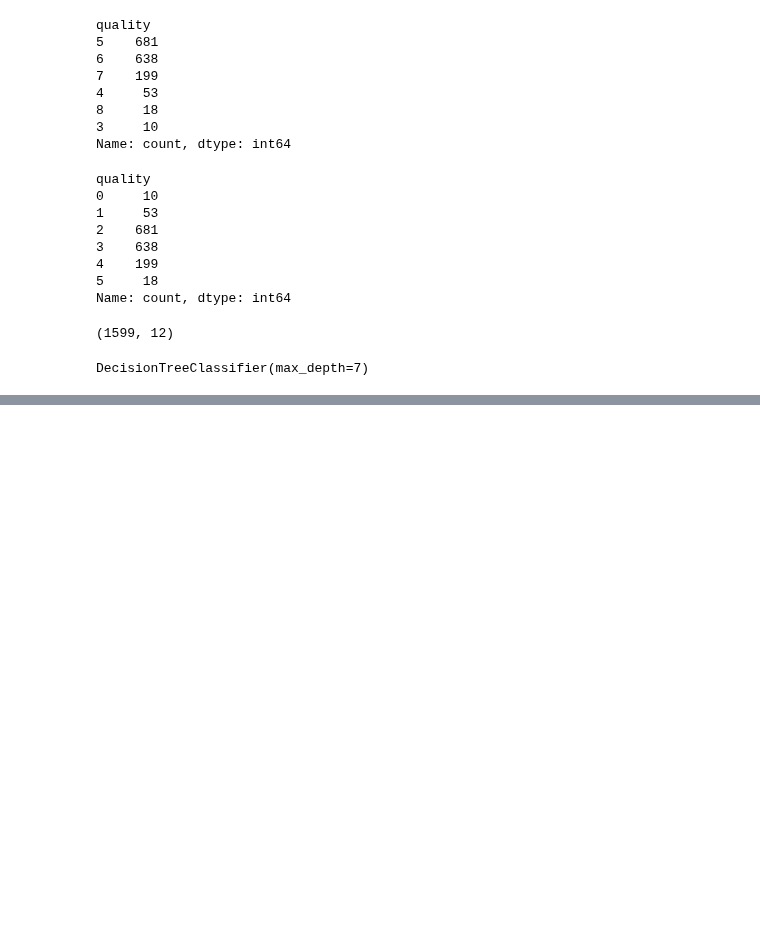
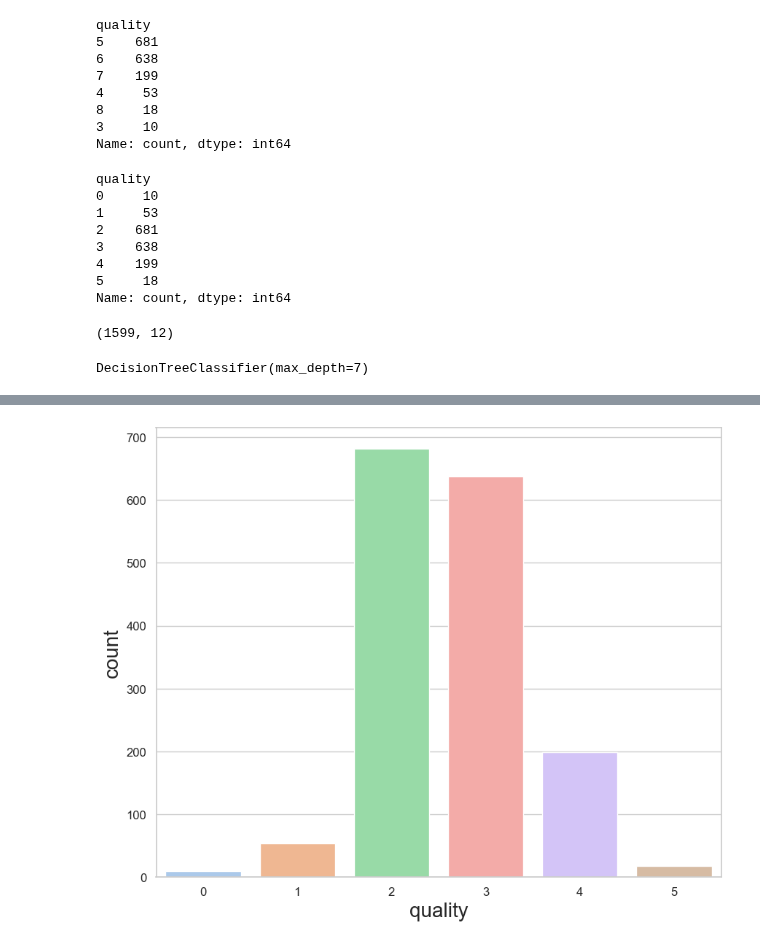
Before and after one commit to ahammadnafiz/Machine-Learning-From-Scratch, a Jupyter notebook: ML from Scratch/Cross-validation.ipynb, the cells around one changed output, grey strips where cells are left out. Drawn from its saved outputs; the diff is of its cells as text; code cells hidden in the pictures; blank space fills up the shorter version.

```diff
--- a/ML from Scratch/Cross-validation.ipynb
+++ b/ML from Scratch/Cross-validation.ipynb
@@ -199,0 +249,33 @@ plt.show()
+# %%
+if __name__ == '__main__':
+    # Training data is in a csv file called train.csv
+    df = pd.read_csv('train.csv')
+
+    # We create a new column called kfold and fill it with -1
+    df['kfold'] = -1
+
+    # The next step is to randomize the rows of the data
+    df = df.sample(frac=1).reset_index(drop = True)
+
+    # fetch targets
+    y = df.target.values
+
+    # initiate the kfold class
+    # This means the data will be divided into 5 folds for cross-validation.
+    kf = StratifiedKFold(n_splits=5)
+
+    # fill the new kfold column
+
+    for fold, (train_, val_) in enumerate(kf.split(X=df, y=y)):
+        df.loc[val_, 'kfold'] = fold
+
+    df.to_csv('train_folds.csv', index = False)
+# %%
+# let's check for wine dataset
+plt.figure(figsize=(10, 8))
+b = sns.countplot(x='quality', data = df)
+b.set_xlabel("quality", fontsize=20)
+b.set_ylabel("count", fontsize=20)
+plt.show()
+# %% [output]
+[figure, added]
```
Also changed, not shown: parts of 10 cells of this notebook, 1 other file.
